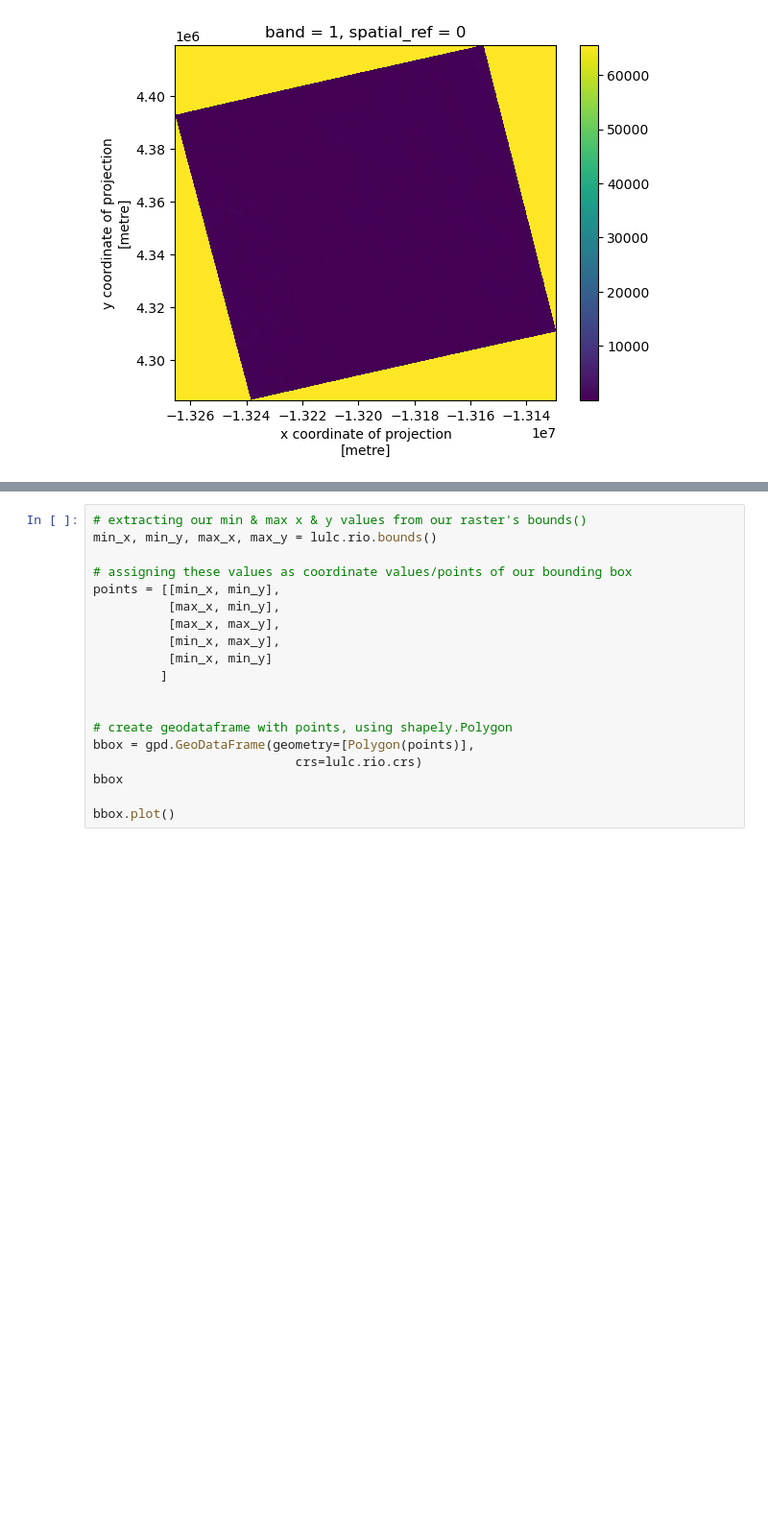
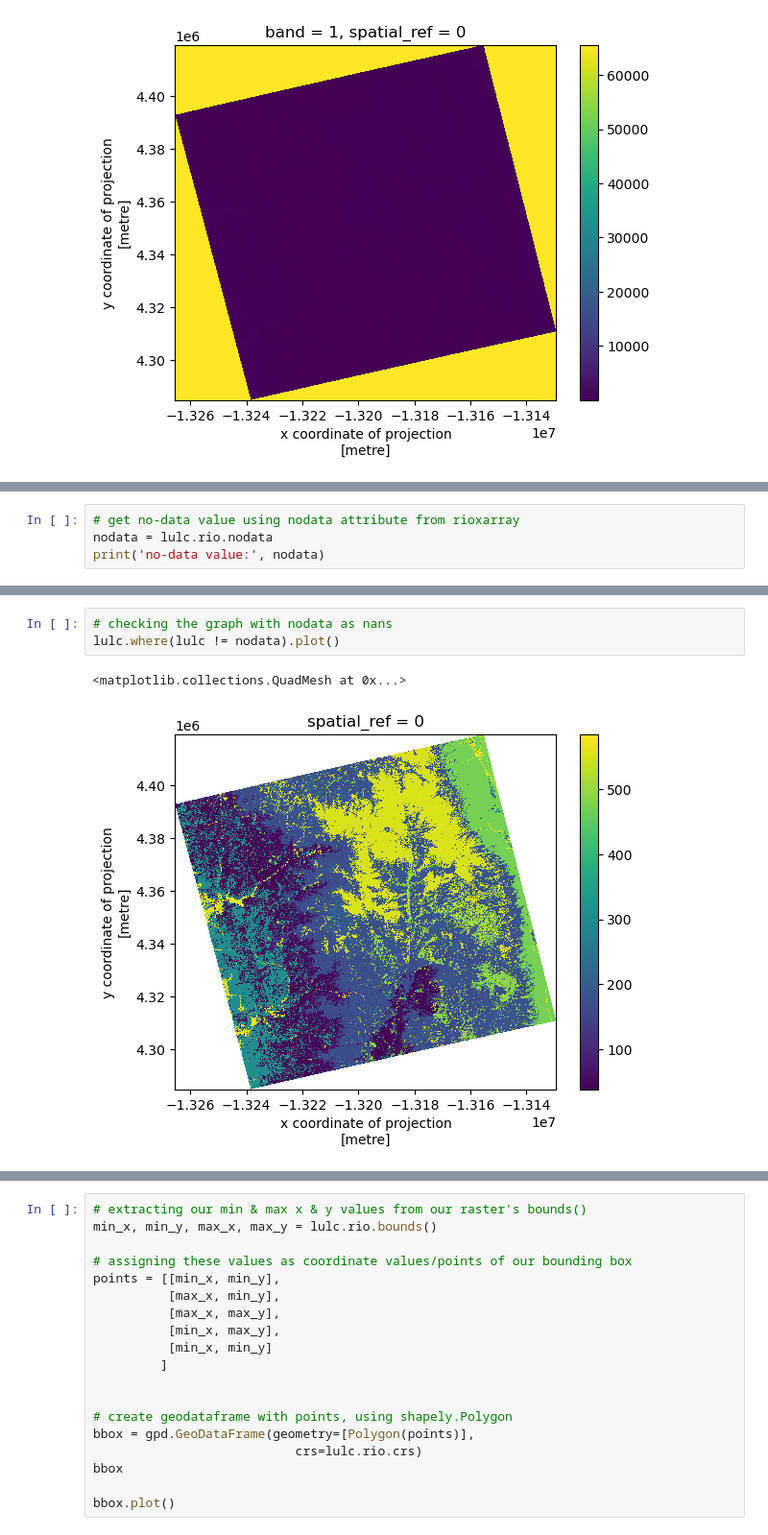
Before and after one commit to a-ramji/eds220-hwk-4, a Jupyter notebook: hwk4-task1-whitney-map-2.ipynb, the cells around one changed output, grey strips where cells are left out. Shown: that part at 96% size. Drawn from its saved outputs; the diff is of its cells as text; blank space fills up the shorter version.

Commit message:
removed nodata values from lulc

```diff
--- a/hwk4-task1-whitney-map-2.ipynb
+++ b/hwk4-task1-whitney-map-2.ipynb
@@ -189,0 +203,4 @@ lulc.plot()
+# %%
+# get no-data value using nodata attribute from rioxarray
+nodata = lulc.rio.nodata
+print('no-data value:', nodata)
@@ -189,0 +233,6 @@ lulc.plot()
+# %%
+# checking the graph with nodata as nans
+lulc.where(lulc != nodata).plot()
+# %% [output]
+<matplotlib.collections.QuadMesh at 0x...>
+[figure, added]
```
Also changed, not shown: parts of 10 cells of this notebook.
